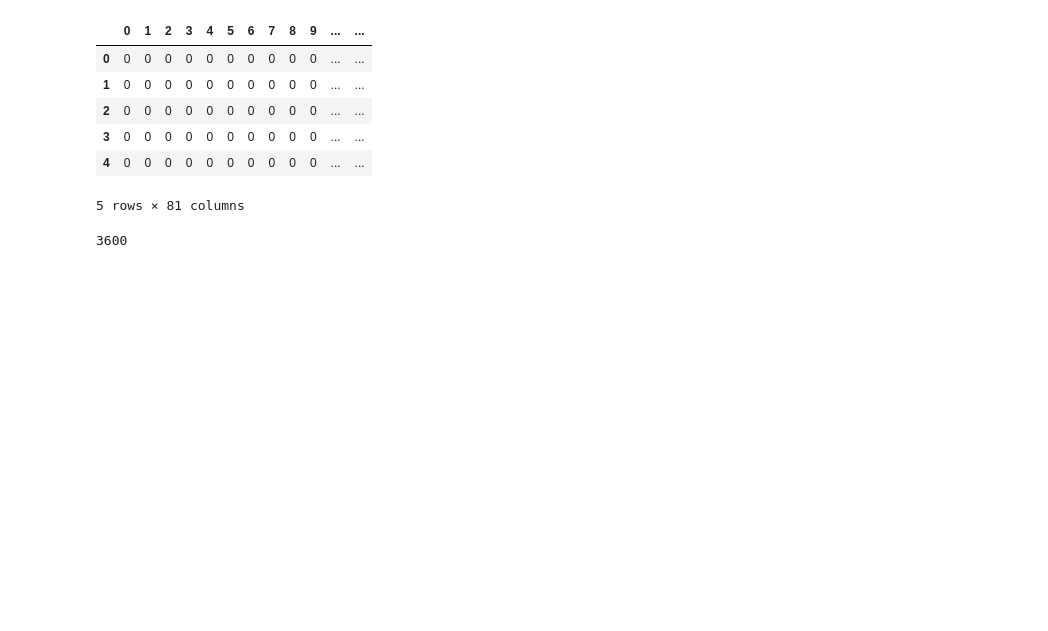
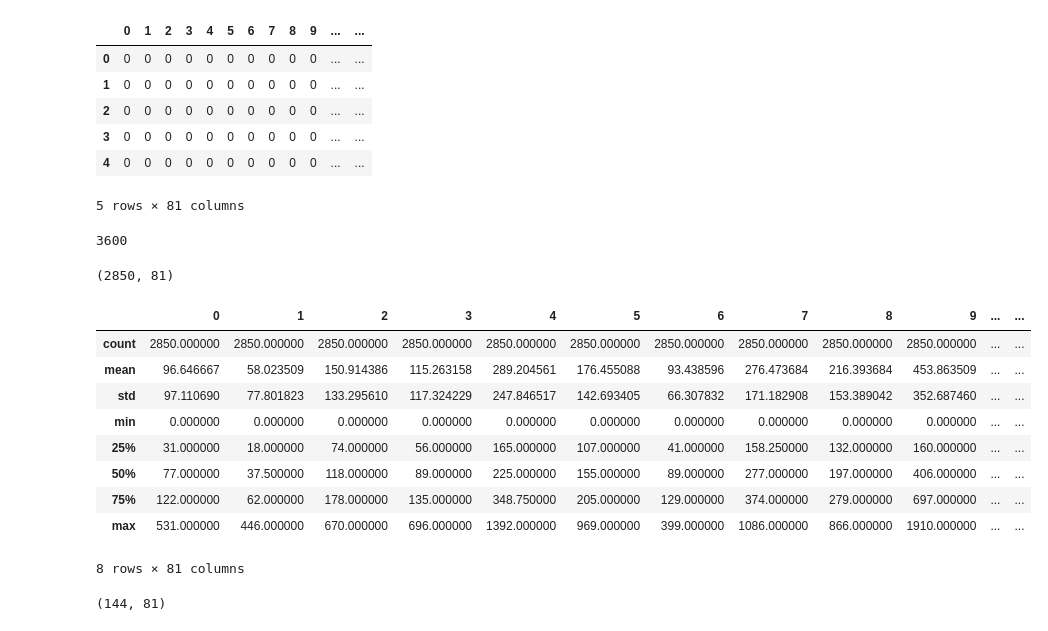
Before and after one commit to josephstalin117/global_urban_computing, a Jupyter notebook: data_processing.ipynb, the cells around one changed output. Saved outputs shown, nothing was run; the diff lists cells and outputs as text; code cells hidden in the pictures; blank space fills up the shorter version.

```diff
--- a/data_processing.ipynb
+++ b/data_processing.ipynb
@@ -79,0 +78,38 @@ len(series_df[0])
+# %%
+# 去除关门时间
+for i in range(81):
+    df = pd.read_csv("/home/zhibo/data/hexi/hexi2/global_urban_computing/data/raw_data" + '/station_' + str(i) + '.csv')
+    df["timestamp"] = pd.to_datetime(df["timestamp"])
+    df = df[(df['timestamp'].dt.hour>4)]
+    df.to_csv("/home/zhibo/data/hexi/hexi2/global_urban_computing/data/raw_rm_12_5_data" + '/station_' + str(i) + '.csv')
+# %%
+# 构建矩阵
+count=0
+for i in range(81):
+    df = pd.read_csv("/home/zhibo/data/hexi/hexi2/global_urban_computing/data/raw_rm_12_5_data"+'/station_'+str(i)+'.csv')
+    station_matrix = df['inNums'].values.reshape(1,-1)
+    if count==0:
+        metro_matrix=np.array(station_matrix)
+        count=1
+    else:
+        metro_matrix=np.vstack((metro_matrix, station_matrix))
+
+# 矩阵转置
+metro_matrix=metro_matrix.transpose()
+# %%
+metro_matrix.shape
+# %% [output]
+(2850, 81)
+# %%
+pd.DataFrame(metro_matrix).describe()
+# %% [output]
+|  | 0 | 1 | 2 | 3 | 4 | 5 | 6 | 7 | 8 | 9 | ... | ... |
+| count | 2850.000000 | 2850.000000 | 2850.000000 | 2850.000000 | 2850.000000 | 2850.000000 | 2850.000000 | 2850.000000 | 2850.000000 | 2850.000000 | ... | ... |
+| mean | 96.646667 | 58.023509 | 150.914386 | 115.263158 | 289.204561 | 176.455088 | 93.438596 | 276.473684 | 216.393684 | 453.863509 | ... | ... |
+| std | 97.110690 | 77.801823 | 133.295610 | 117.324229 | 247.846517 | 142.693405 | 66.307832 | 171.182908 | 153.389042 | 352.687460 | ... | ... |
+| min | 0.000000 | 0.000000 | 0.000000 | 0.000000 | 0.000000 | 0.000000 | 0.000000 | 0.000000 | 0.000000 | 0.000000 | ... | ... |
+| 25% | 31.000000 | 18.000000 | 74.000000 | 56.000000 | 165.000000 | 107.000000 | 41.000000 | 158.250000 | 132.000000 | 160.000000 | ... | ... |
+| 50% | 77.000000 | 37.500000 | 118.000000 | 89.000000 | 225.000000 | 155.000000 | 89.000000 | 277.000000 | 197.000000 | 406.000000 | ... | ... |
+| 75% | 122.000000 | 62.000000 | 178.000000 | 135.000000 | 348.750000 | 205.000000 | 129.000000 | 374.000000 | 279.000000 | 697.000000 | ... | ... |
+| max | 531.000000 | 446.000000 | 670.000000 | 696.000000 | 1392.000000 | 969.000000 | 399.000000 | 1086.000000 | 866.000000 | 1910.000000 | ... | ... |
+8 rows × 81 columns
@@ -79,0 +131,4 @@ len(series_df[0])
+# %%
+metro_26_matrix.shape
+# %% [output]
+(144, 81)
```
Also changed, not shown: parts of 10 cells of this notebook, 1 other file.
